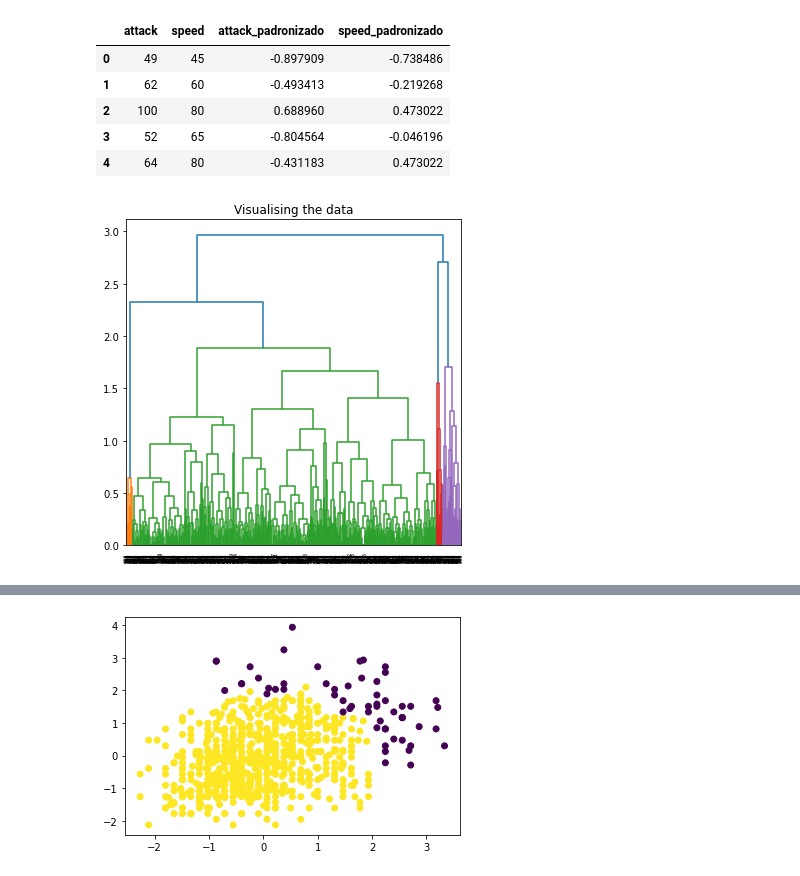
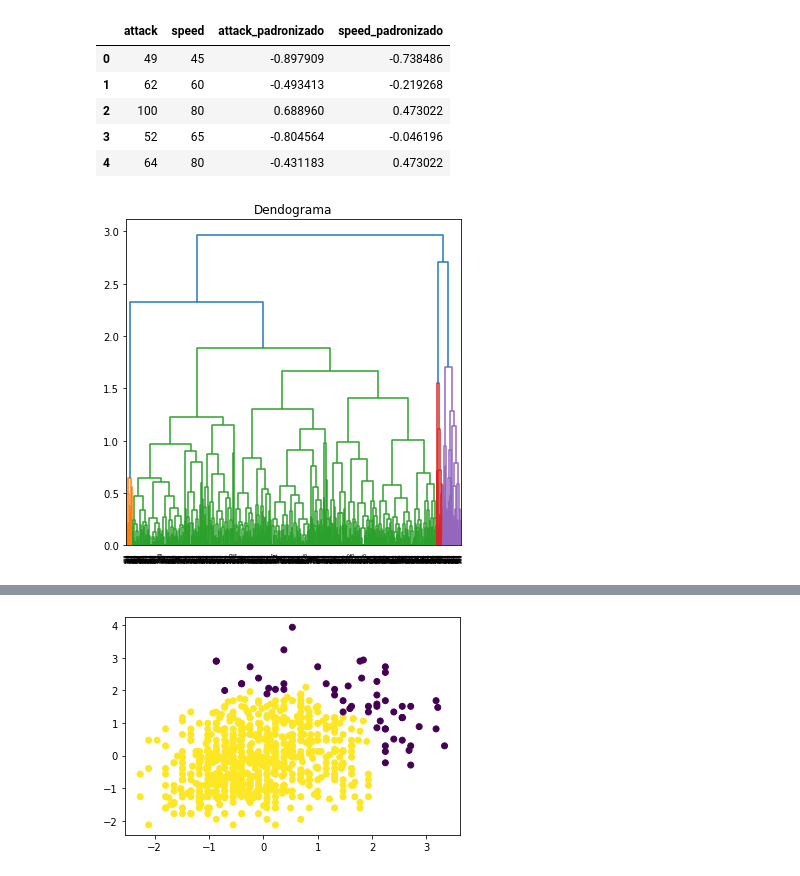
Before and after one commit to GCabral95/Aprendizado-Nao-Supervisionado, a Jupyter notebook: Agrupamentos.ipynb, the cells around one changed output, grey strips where cells are left out. Drawn from its saved outputs; the diff is of its cells as text; code cells hidden in the pictures.

```diff
--- a/Agrupamentos.ipynb
+++ b/Agrupamentos.ipynb
@@ -62,9 +63,10 @@ df.head()
 | 3 | 52 | 65 | -0.804564 | -0.046196 |
 | 4 | 64 | 80 | -0.431183 | 0.473022 |
 # %%
+#Dendograma pelo método da média para calculo da distância
 plt.figure(figsize =(6, 6))
-plt.title('Visualising the data')
+plt.title('Dendograma')
 primeiro_dendograma = scipy.cluster.hierarchy.dendrogram(scipy.cluster.hierarchy.linkage(df[['attack_padronizado','speed_padronizado']],
                                                       method='average',metric='euclidean'))
 # %% [output]
-[figure, old version]
+[figure, new version]
```
Also changed, not shown: parts of 16 cells of this notebook.
